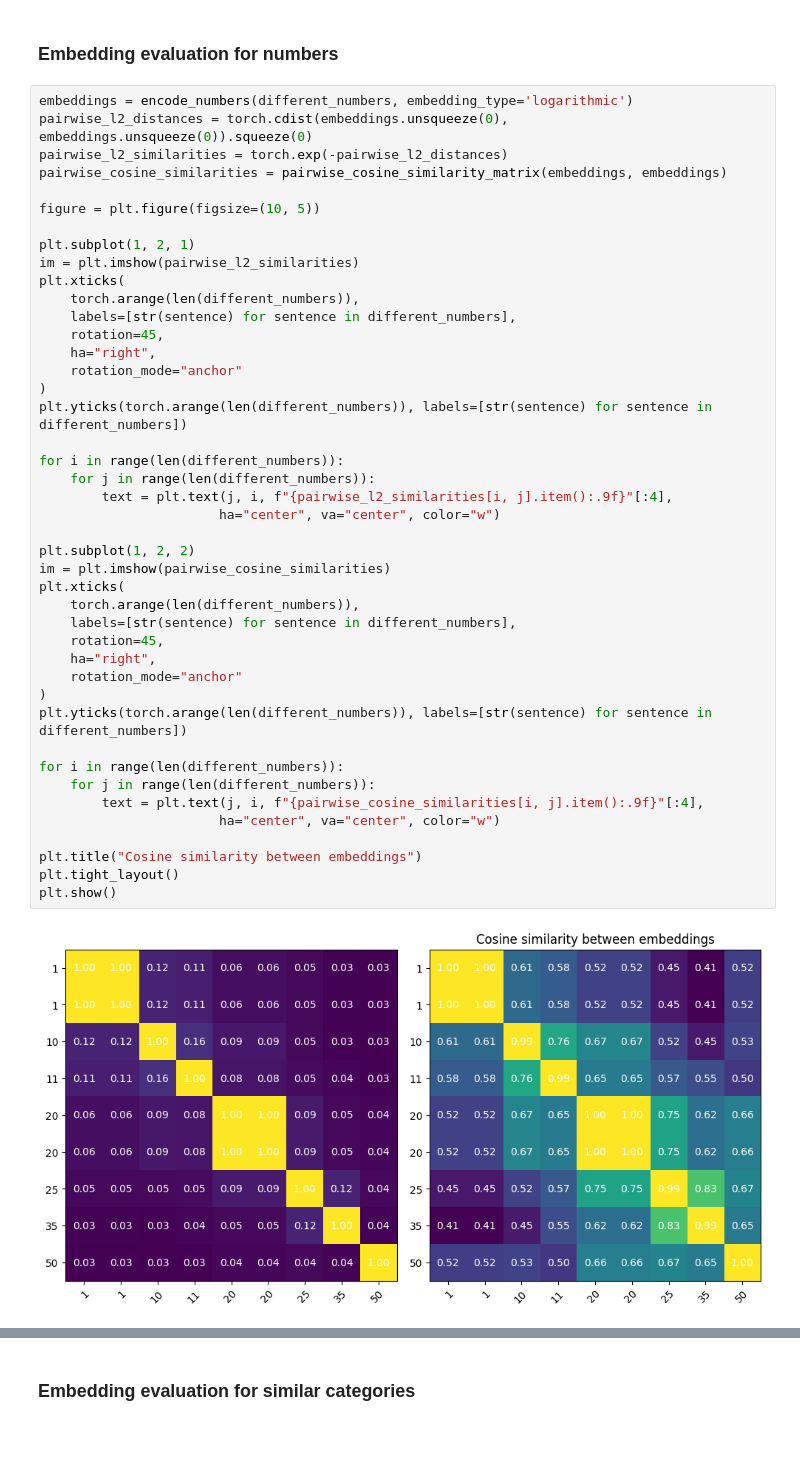
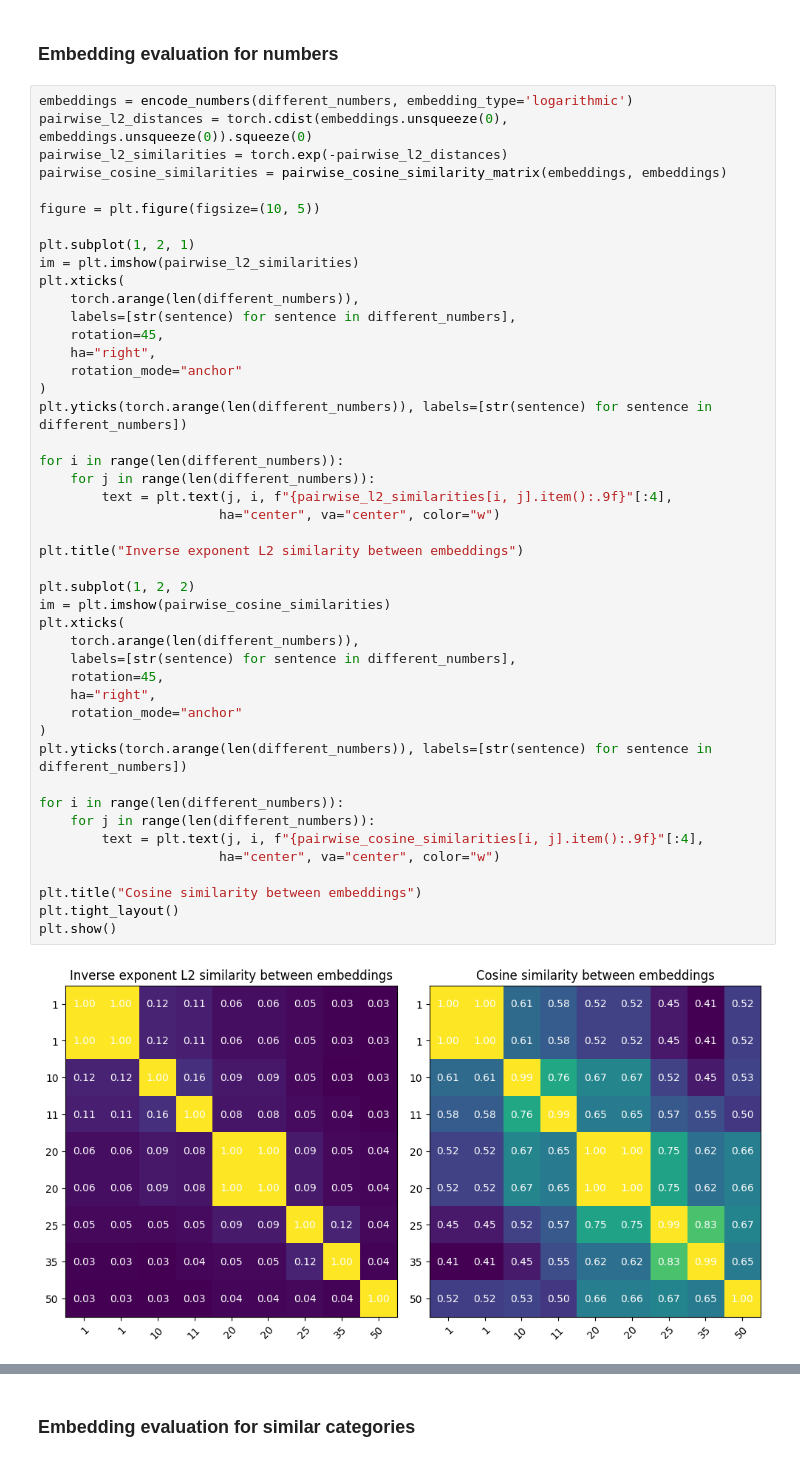
Before and after one commit to VldKnd/numerical-data-representation, a Jupyter notebook: notebooks/evaluation.ipynb, the cells around one changed output, grey strips where cells are left out. Saved outputs shown, nothing was run; the diff lists cells and outputs as text.

```diff
--- a/notebooks/evaluation.ipynb
+++ b/notebooks/evaluation.ipynb
@@ -29,31 +30,33 @@ plt.xticks(
     ha="right",
     rotation_mode="anchor"
 )
 plt.yticks(torch.arange(len(different_numbers)), labels=[str(sentence) for sentence in different_numbers])
 
 for i in range(len(different_numbers)):
     for j in range(len(different_numbers)):
         text = plt.text(j, i, f"{pairwise_l2_similarities[i, j].item():.9f}"[:4],
                        ha="center", va="center", color="w")
 
+plt.title("Inverse exponent L2 similarity between embeddings")
+
 plt.subplot(1, 2, 2)
 im = plt.imshow(pairwise_cosine_similarities)
 plt.xticks(
     torch.arange(len(different_numbers)),
     labels=[str(sentence) for sentence in different_numbers],
     rotation=45,
     ha="right",
     rotation_mode="anchor"
 )
 plt.yticks(torch.arange(len(different_numbers)), labels=[str(sentence) for sentence in different_numbers])
 
 for i in range(len(different_numbers)):
     for j in range(len(different_numbers)):
         text = plt.text(j, i, f"{pairwise_cosine_similarities[i, j].item():.9f}"[:4],
                        ha="center", va="center", color="w")
 
 plt.title("Cosine similarity between embeddings")
 plt.tight_layout()
 plt.show()
 # %% [output]
-[figure, old version]
+[figure, new version]
```
Also changed, not shown: parts of 8 cells of this notebook.
